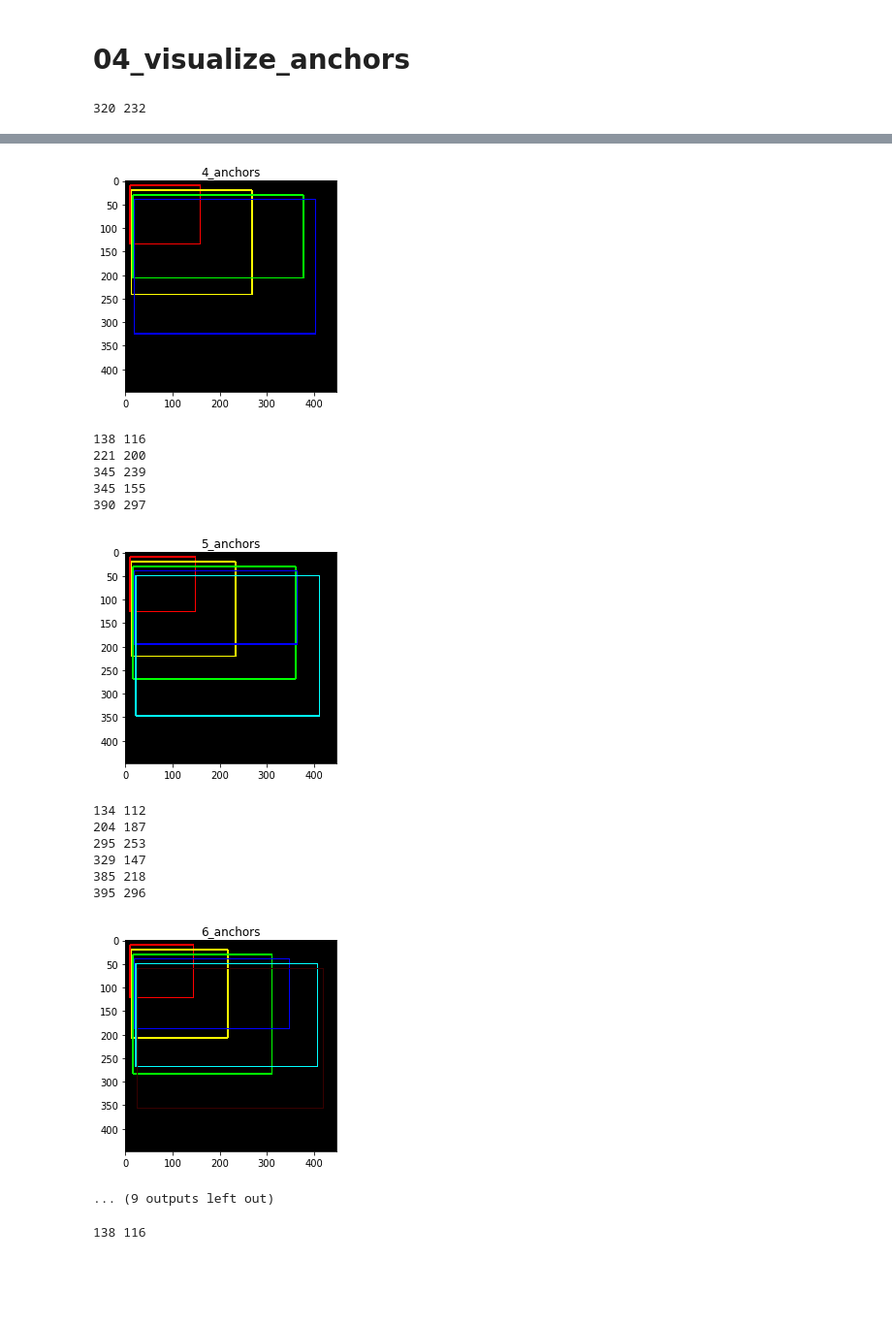
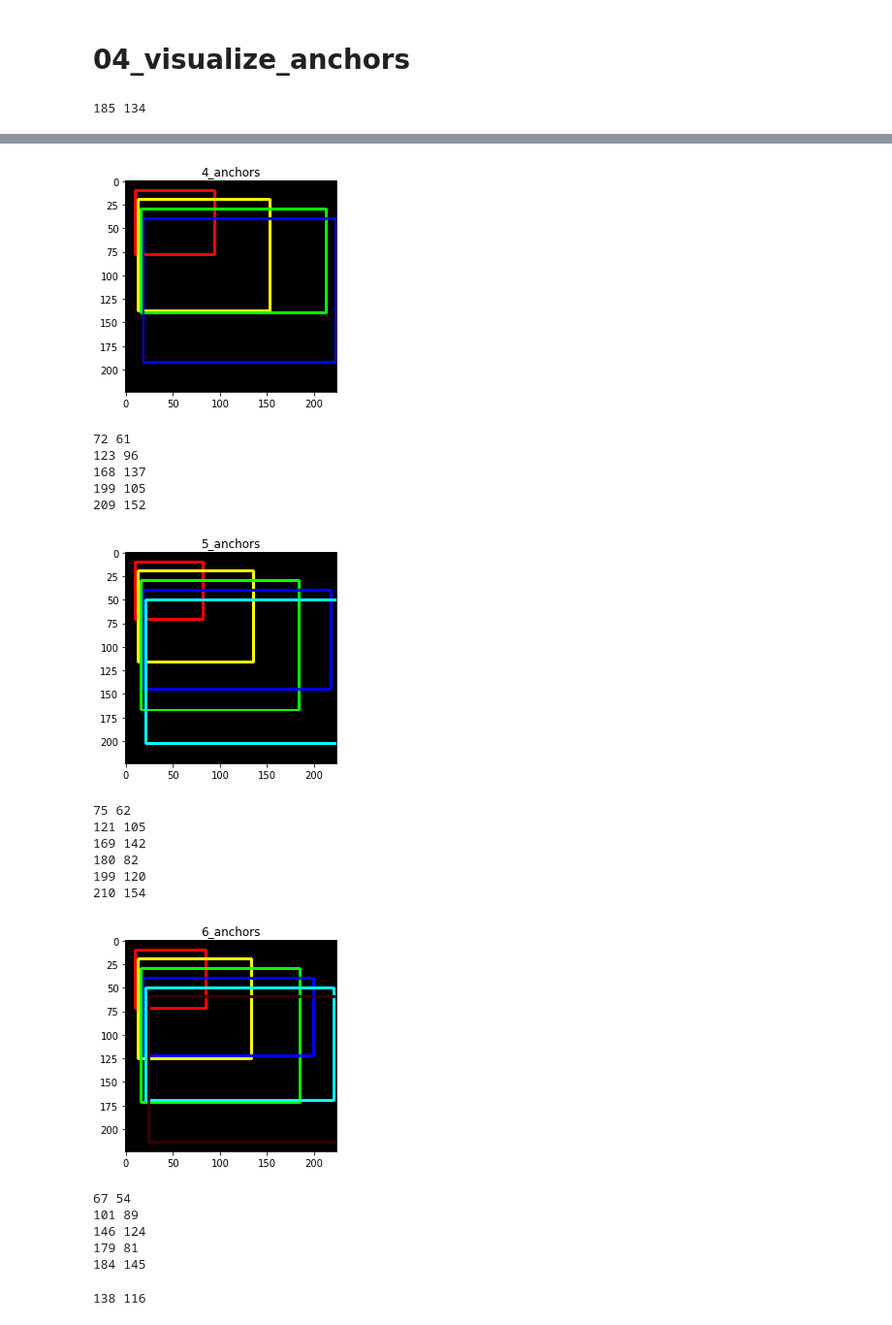
Before and after one commit to jianing-sun/Food-Detection-by-YOLOv2-with-Transfer-Learning, a Jupyter notebook: 04_visualize_anchors.ipynb, the cells around one changed output, grey strips where cells are left out. Shown at 97% size. Cells and saved outputs as stored; diff of their text form; code cells hidden in the pictures; blank space fills up the shorter version.

```diff
--- a/04_visualize_anchors.ipynb
+++ b/04_visualize_anchors.ipynb
@@ -14,7 +14,7 @@ def visualize(wh_in_mobilenet):
               (255, 55, 0), (0, 55, 0), (0, 0, 25), (0, 255, 55)]
 #     colors = (0, 0, 0)
 
-    anchor_path = dataset_disk + 'generated_anchors/'
+    anchor_path = dataset_disk + 'generated_anchors_mobilenet/'
     for i in range(1, 11):
         cv2.namedWindow('%d_anchors' % int(i))
         cv2.moveWindow('%d_anchors' % int(i), 100, 100)
@@ -54,8 +54,8 @@ def visualize(wh_in_mobilenet):
 
     print('Done!')
 # %%
-wn_in_mobilenet = [448, 448]
-dataset_disk = '/Volumes/JS/UECFOOD100_JS/'
+wn_in_mobilenet = [224, 224]
+dataset_disk = '/Volumes/JS/UECFOOD256/UECFOOD256/'
 visualize(wn_in_mobilenet)
 # %% [output]
-320 232
+185 134
@@ -74,18 +74,22 @@ visualize(wn_in_mobilenet)
-[figure, old version]
+[figure, new version]
-138 116
-221 200
-345 239
-345 155
-390 297
+72 61
+123 96
+168 137
+199 105
+209 152
-[figure, old version]
+[figure, new version]
-134 112
-204 187
-295 253
-329 147
-385 218
-395 296
+75 62
+121 105
+169 142
+180 82
+199 120
+210 154
-[figure, old version]
+[figure, new version]
-... (9 outputs left out)
+67 54
+101 89
+146 124
+179 81
+184 145
 # %%
 def visualize_on_image(wh_in_mobilenet, whichanchor=5):
     stride = 32
```
Also changed, not shown: parts of 1 cell of this notebook, 46 other files.
